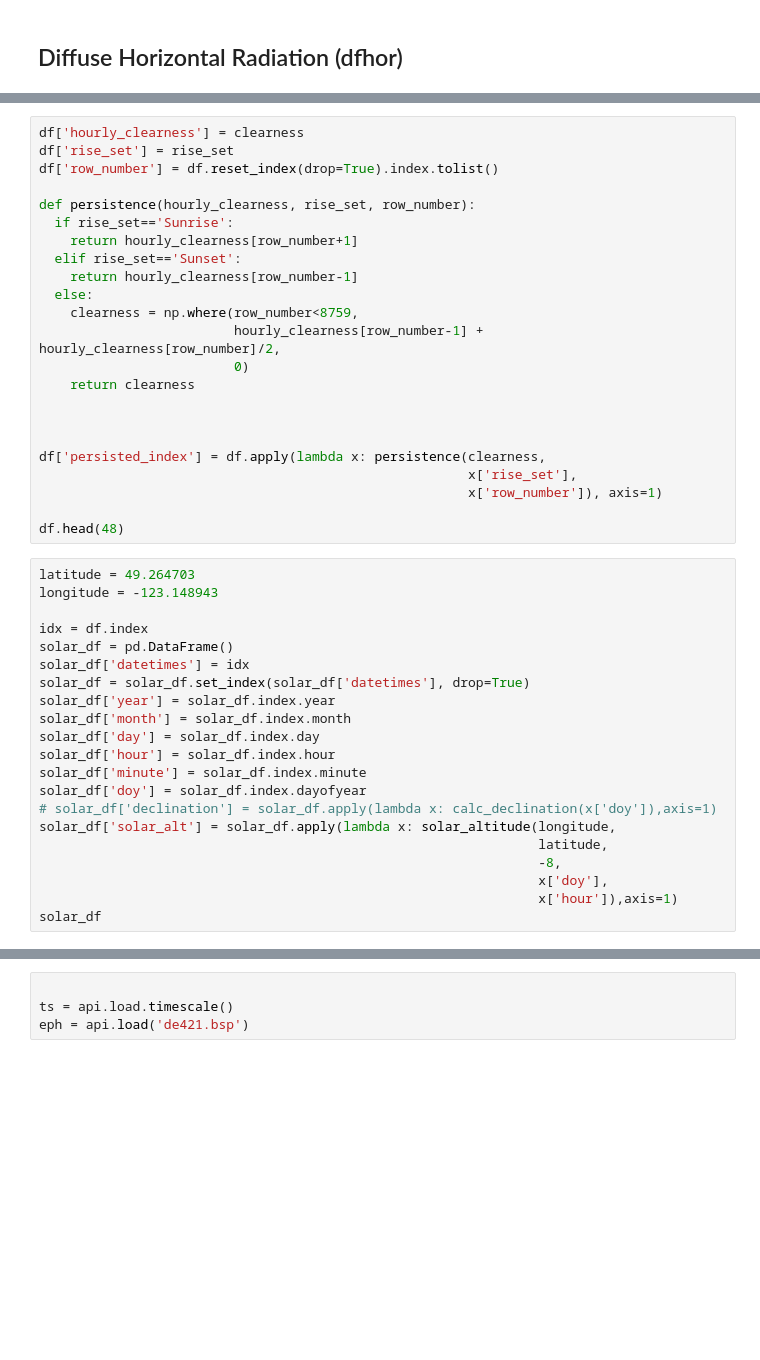
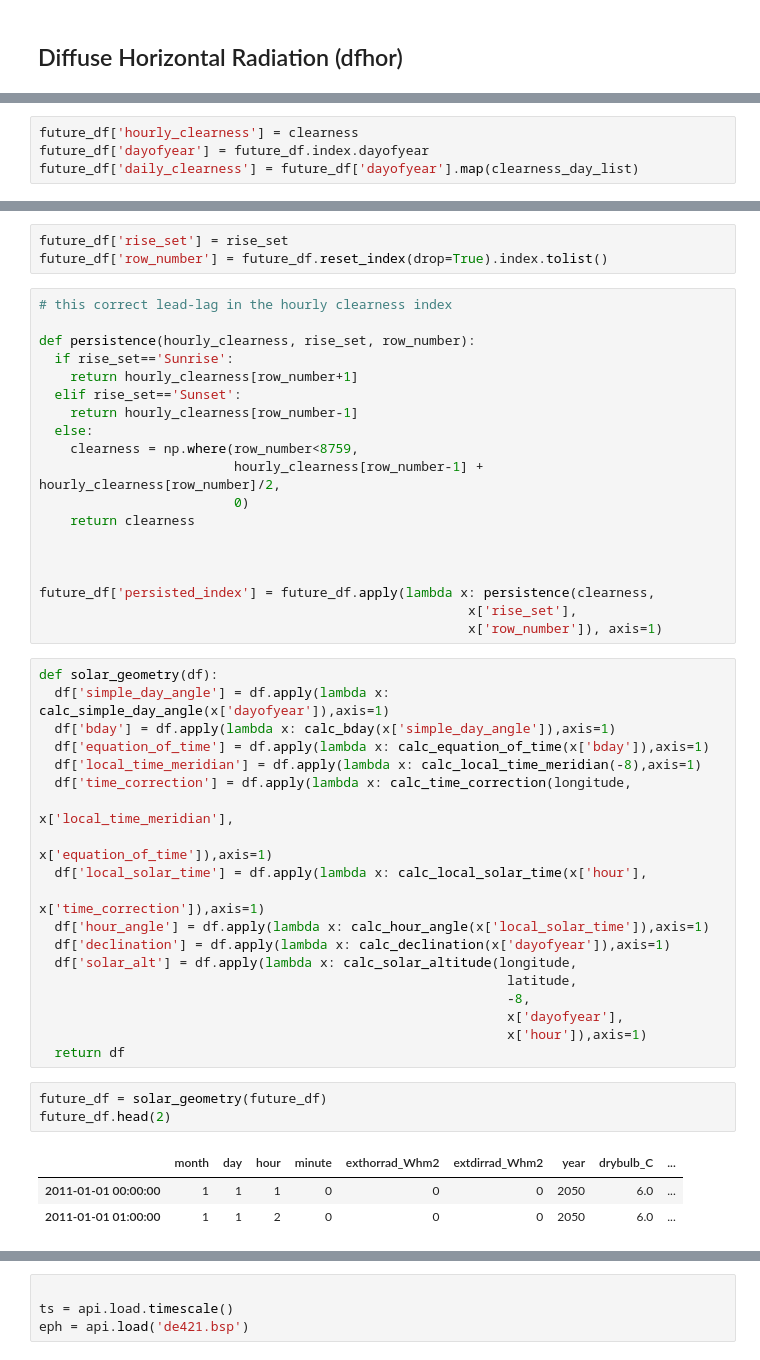
Before and after one commit to justinfmccarty/epwmorph, a Jupyter notebook: morphing_routines.ipynb, the cells around one changed output, grey strips where cells are left out. Drawn from its saved outputs; the diff is of its cells as text; blank space fills up the shorter version.

```diff
--- a/morphing_routines.ipynb
+++ b/morphing_routines.ipynb
@@ -278,5 +368,9 @@ clearness_daily = clearness.resample('D').sum()
 
 clearness_list = dict(zip(hours, clearness.tolist()))
 clearness_day_list = dict(zip(days,clearness_daily.tolist()))
+# %%
+future_df['hourly_clearness'] = clearness
+future_df['dayofyear'] = future_df.index.dayofyear
+future_df['daily_clearness'] = future_df['dayofyear'].map(clearness_day_list)
 # %%
 #define sunrise sunset
@@ -320,7 +413,8 @@ rise_set = calc_rise_set(df, latitude, longitude)
+# %%
+future_df['rise_set'] = rise_set
+future_df['row_number'] = future_df.reset_index(drop=True).index.tolist()
 # %%
-df['hourly_clearness'] = clearness
-df['rise_set'] = rise_set
-df['row_number'] = df.reset_index(drop=True).index.tolist()
+# this correct lead-lag in the hourly clearness index
 
 def persistence(hourly_clearness, rise_set, row_number):
   if rise_set=='Sunrise':
@@ -335,29 +429,32 @@ def persistence(hourly_clearness, rise_set, row_number):
 
 
 
-df['persisted_index'] = df.apply(lambda x: persistence(clearness,
+future_df['persisted_index'] = future_df.apply(lambda x: persistence(clearness,
                                                        x['rise_set'],
                                                        x['row_number']), axis=1)
-
-df.head(48)
-# %%
-latitude = 49.264703
-longitude = -123.148943
-
-idx = df.index
-solar_df = pd.DataFrame()
-solar_df['datetimes'] = idx
-solar_df = solar_df.set_index(solar_df['datetimes'], drop=True)
-solar_df['year'] = solar_df.index.year
-solar_df['month'] = solar_df.index.month
-solar_df['day'] = solar_df.index.day
-solar_df['hour'] = solar_df.index.hour
-solar_df['minute'] = solar_df.index.minute
-solar_df['doy'] = solar_df.index.dayofyear
-# solar_df['declination'] = solar_df.apply(lambda x: calc_declination(x['doy']),axis=1)
-solar_df['solar_alt'] = solar_df.apply(lambda x: solar_altitude(longitude,
-                                                                latitude,
-                                                                -8,
-                                                                x['doy'],
-                                                                x['hour']),axis=1)
-solar_df
+# %%
+def solar_geometry(df):
+  df['simple_day_angle'] = df.apply(lambda x: calc_simple_day_angle(x['dayofyear']),axis=1)
+  df['bday'] = df.apply(lambda x: calc_bday(x['simple_day_angle']),axis=1)
+  df['equation_of_time'] = df.apply(lambda x: calc_equation_of_time(x['bday']),axis=1)
+  df['local_time_meridian'] = df.apply(lambda x: calc_local_time_meridian(-8),axis=1)
+  df['time_correction'] = df.apply(lambda x: calc_time_correction(longitude,
+                                                                              x['local_time_meridian'],
+                                                                              x['equation_of_time']),axis=1)
+  df['local_solar_time'] = df.apply(lambda x: calc_local_solar_time(x['hour'],
+                                                                                x['time_correction']),axis=1)
+  df['hour_angle'] = df.apply(lambda x: calc_hour_angle(x['local_solar_time']),axis=1)
+  df['declination'] = df.apply(lambda x: calc_declination(x['dayofyear']),axis=1)
+  df['solar_alt'] = df.apply(lambda x: calc_solar_altitude(longitude,
+                                                            latitude,
+                                                            -8,
+                                                            x['dayofyear'],
+                                                            x['hour']),axis=1)
+  return df
+# %%
+future_df = solar_geometry(future_df)
+future_df.head(2)
+# %% [output]
+|  | month | day | hour | minute | exthorrad_Whm2 | extdirrad_Whm2 | year | drybulb_C | ... |
+| 2011-01-01 00:00:00 | 1 | 1 | 1 | 0 | 0 | 0 | 2050 | 6.0 | ... |
+| 2011-01-01 01:00:00 | 1 | 1 | 2 | 0 | 0 | 0 | 2050 | 6.0 | ... |
```
Also changed, not shown: parts of 40 cells of this notebook.
